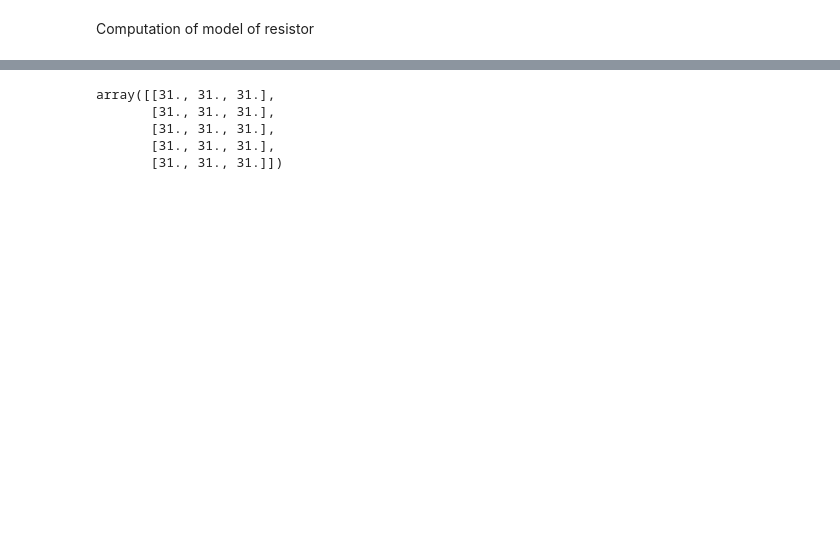
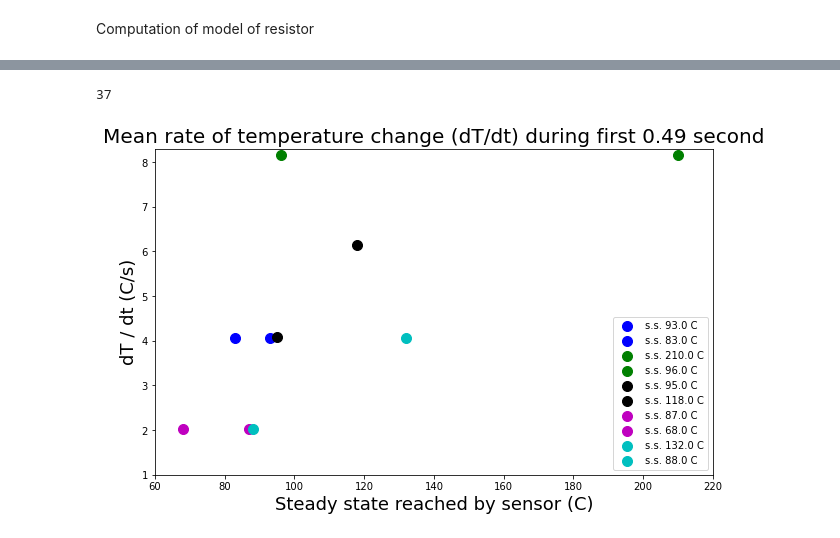
Before and after one commit to BenAuc/Temp_sensing_Reem-C, a Jupyter notebook: data/first batch/data_analysis.ipynb, the cells around one changed output, grey strips where cells are left out. Drawn from its saved outputs; the diff is of its cells as text; code cells hidden in the pictures; blank space fills up the shorter version.

```diff
--- a/data/first batch/data_analysis.ipynb
+++ b/data/first batch/data_analysis.ipynb
@@ -144,8 +162,74 @@ array([0.00000000e+00, 5.00082107e-03, 1.00016421e-02, ...,
 # %%
-time_series[:5]
+ss = np.zeros(nb_sensors) # steady state
+fontsize=20
+colors = ['b','g','k','y','m','c']
+fig = plt.figure(figsize=(10,6))
+ax = fig.add_subplot(1,1,1)
+
+for file in [0,1,2,4,5]:
+
+    #fetch data
+
+    nb_samples_derivative = 300
+    time_series = np.load(filenames[file] + "./data.npy", allow_pickle = True)
+    time_range = np.load(filenames[file] + "./time_range.npy", allow_pickle = True)
+    dt = time_range[1]
+    derivative = np.zeros_like(time_series)
+
+    # compute derivative
+    window=1
+    for sensor in range(nb_sensors):
+        derivative[window:, sensor] = (time_series[window:,sensor] -
+                                       time_series[:-window, sensor]) / (time_range[window:] - time_range[:-window])
+        # compute steady state
+#         ss[sensor] = np.mean(time_series[-100:, sensor])
+        ss[sensor] = np.max(time_series[:, sensor])
+
+#     print("derivative shape :", derivative)
+    #     # plot
+
+    if file == 0 or file == 1 or file == 2:
+        range_sensor = range(1,nb_sensors)
+    else:
+        range_sensor = range(0,nb_sensors-1)
+
+    #range_sensor = range(0,nb_sensors)
+
+    # plot derivative
+    for sensor in range_sensor:
+
+        # align at t=0
+        t_0 = 0
+        for sample in range(1,len(time_range)):
+            if derivative[sample, sensor] > 0:
+                break
+            else:
+                t_0 = sample
+        if file == 2:
+            nb_samples_derivative = 150
+
+        if file > 2:
+            nb_samples_derivative = 80
+
+        avg_window = 7
+        avg_dT = np.mean(derivative[t_0:t_0 + avg_window, sensor])
+#        if file == 1:
+#             print("derivative[t_0:t_0 + avg_window, sensor]: ", derivative[t_0:t_0 + avg_window, sensor])
+#             print("avg_dT:", avg_dT)
+
+
+        ax.scatter(ss[sensor], avg_dT,
+                label="s.s. " + str(ss[sensor]) + " C", color = colors[file], s=100)
+
+
+ax.set_title("Mean rate of temperature change (dT/dt) during first " + str(round(avg_window * dt,2)) + " second", fontsize=fontsize)
+ax.legend(loc='lower right')
+ax.set_xlabel("Steady state reached by sensor (C)", fontsize=fontsize-2)
+ax.set_ylabel("dT / dt (C/s)", fontsize=fontsize-2)
+ax.set_ylim([1,8.3])
+ax.set_xlim([60,220])
+plt.show
+t_0
 # %% [output]
-array([[31., 31., 31.],
-       [31., 31., 31.],
-       [31., 31., 31.],
-       [31., 31., 31.],
-       [31., 31., 31.]])
+37
+[figure, added]
```
Also changed, not shown: parts of 7 cells of this notebook, 8 other files.
